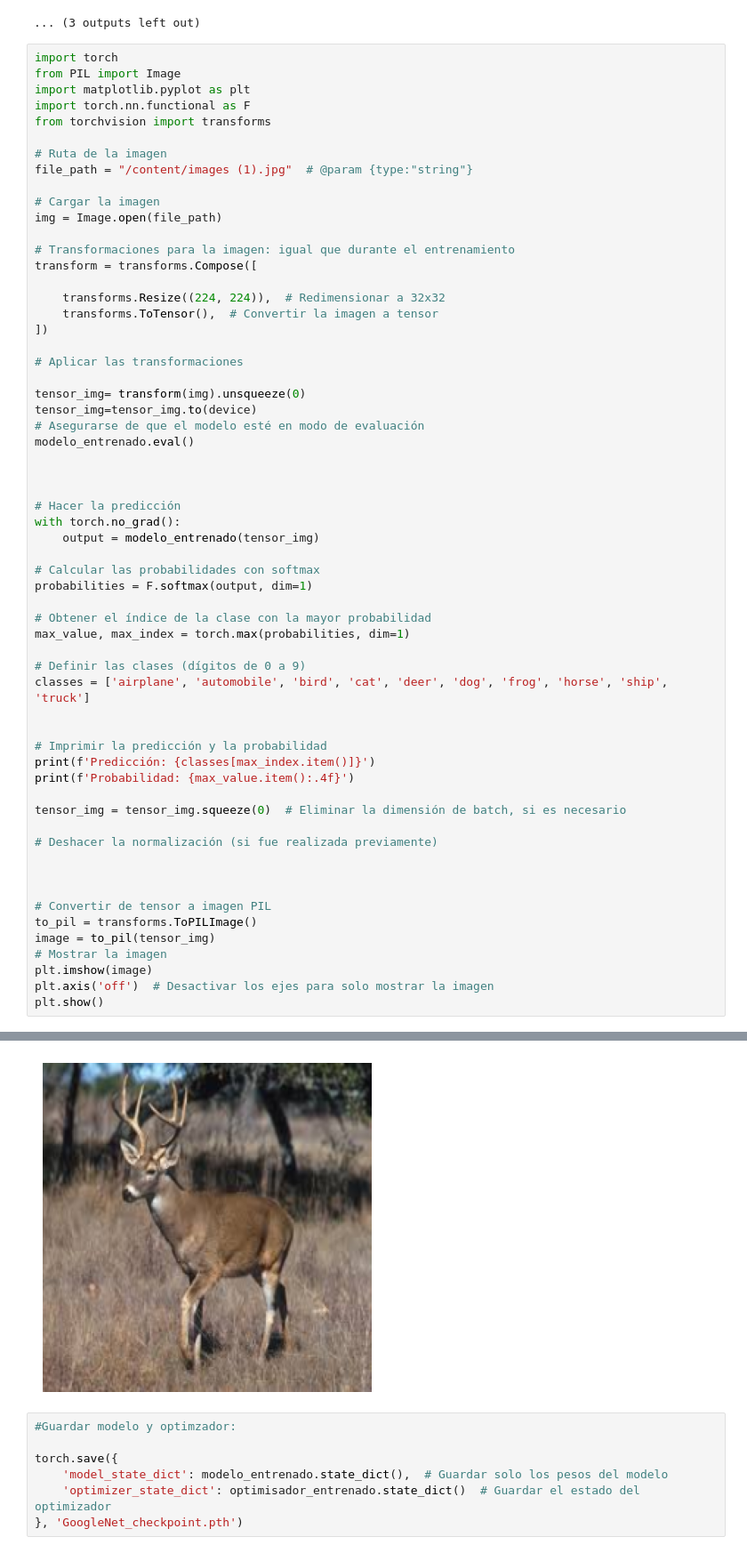
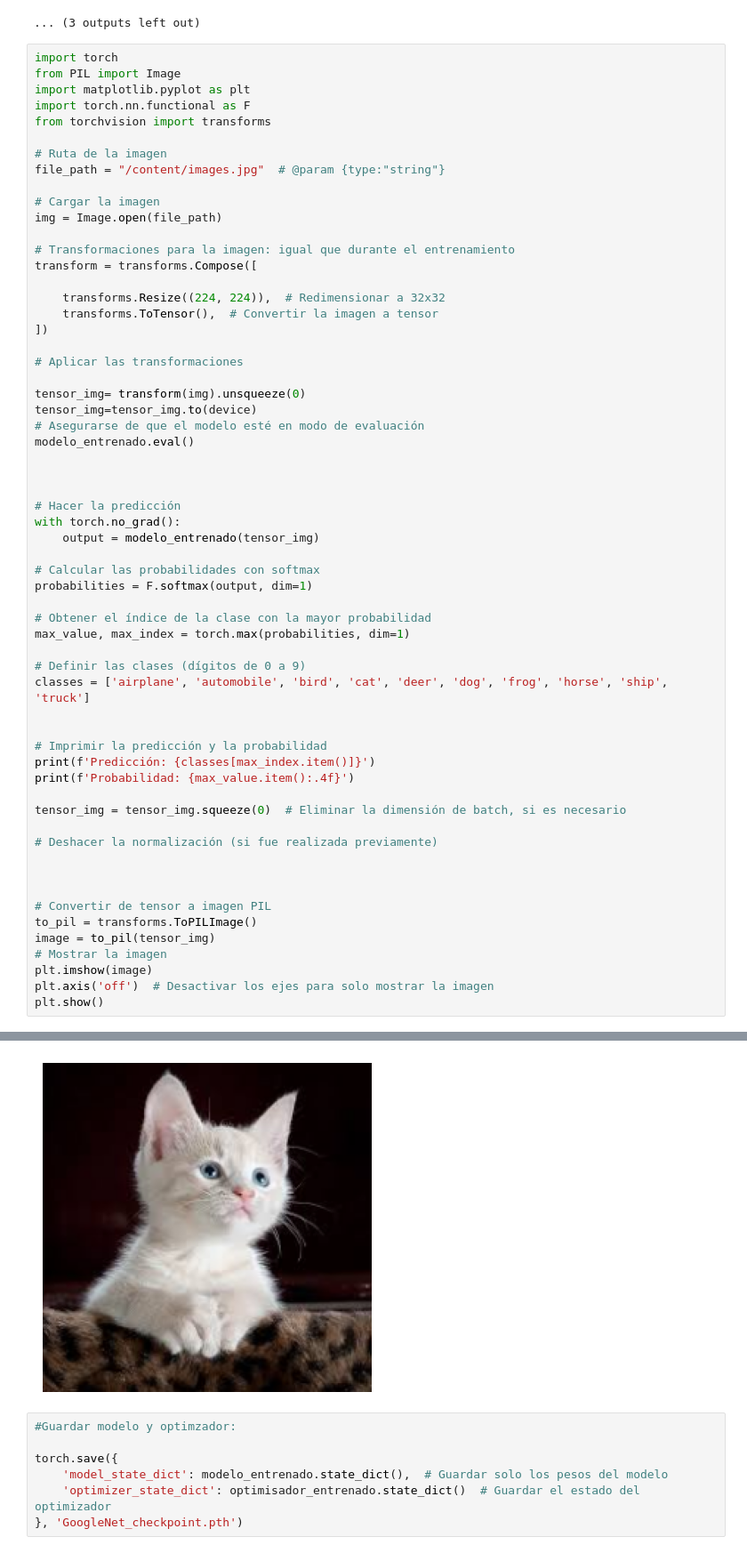
Before and after one commit to JuniorHZ19/ArquitecturasCNN, a Jupyter notebook: Google-NET.ipynb, the cells around one changed output, grey strips where cells are left out. Shown at 89% size. Saved outputs shown, nothing was run; the diff lists cells and outputs as text.

```diff
--- a/Google-NET.ipynb
+++ b/Google-NET.ipynb
@@ -256,7 +256,7 @@ import torch.nn.functional as F
 from torchvision import transforms
 
 # Ruta de la imagen
-file_path = "/content/images (1).jpg"  # @param {type:"string"}
+file_path = "/content/images.jpg"  # @param {type:"string"}
 
 # Cargar la imagen
 img = Image.open(file_path)
@@ -314,4 +314,4 @@ Probabilidad: 0.7384
-[figure, old version]
+[figure, new version]
 # %%
 #Guardar modelo y optimzador:
 
```
Also changed, not shown: parts of 2 cells of this notebook.
